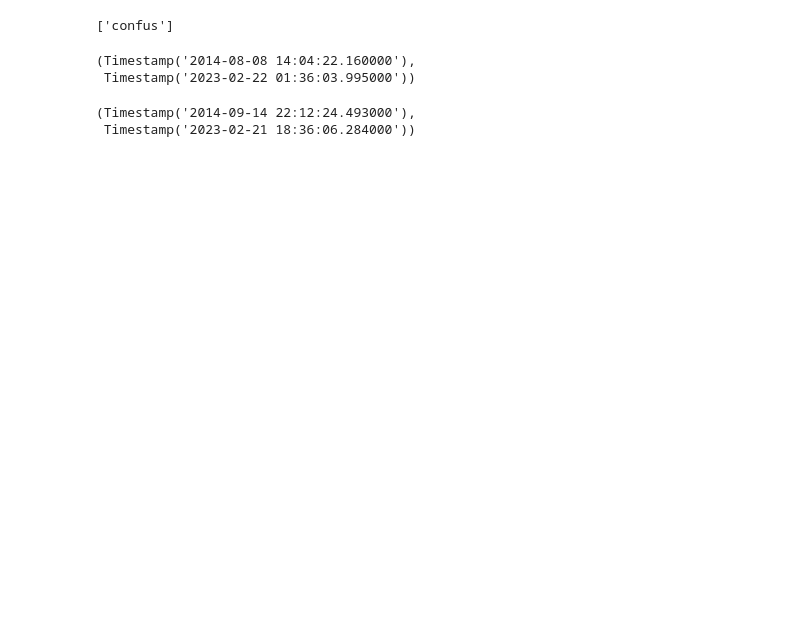
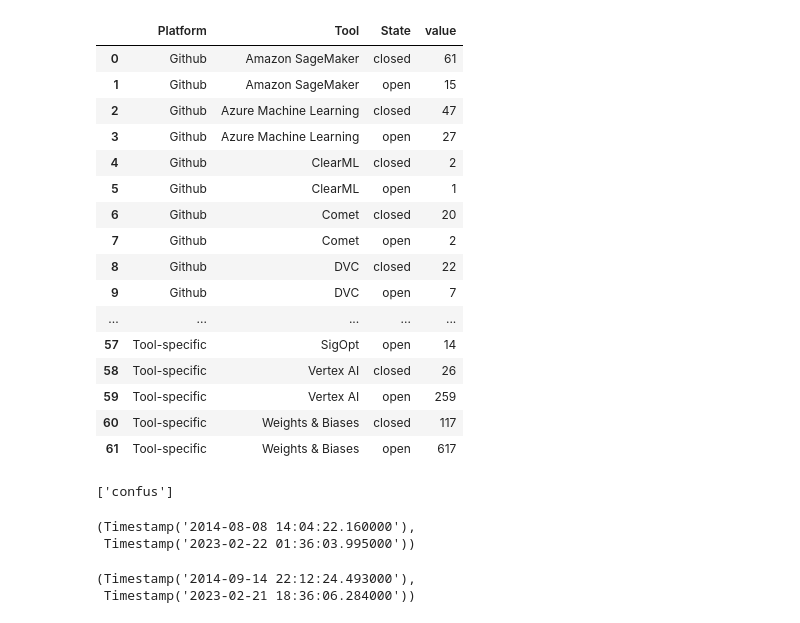
Before and after one commit to zhimin-z/Asset-Management-Topic-Modeling, a Jupyter notebook: Code/Main.ipynb, the cells around one changed output. Cells and saved outputs as stored; diff of their text form; code cells hidden in the pictures; blank space fills up the shorter version.

```diff
--- a/Code/Main.ipynb
+++ b/Code/Main.ipynb
@@ -237,4 +237,6 @@ fig = go.Figure(data)
 fig.update_layout(width=1000, height=1000, font_size=20)
 fig.write_image(os.path.join(
     path_general, 'Tool platform sankey.png'))
+
+df_all
 # %% [output]
@@ -242,3 +243,20 @@ fig.write_image(os.path.join(
+|  | Platform | Tool | State | value |
+| 0 | Github | Amazon SageMaker | closed | 61 |
+| 1 | Github | Amazon SageMaker | open | 15 |
+| 2 | Github | Azure Machine Learning | closed | 47 |
+| 3 | Github | Azure Machine Learning | open | 27 |
+| 4 | Github | ClearML | closed | 2 |
+| 5 | Github | ClearML | open | 1 |
+| 6 | Github | Comet | closed | 20 |
+| 7 | Github | Comet | open | 2 |
+| 8 | Github | DVC | closed | 22 |
+| 9 | Github | DVC | open | 7 |
+| ... | ... | ... | ... | ... |
+| 57 | Tool-specific | SigOpt | open | 14 |
+| 58 | Tool-specific | Vertex AI | closed | 26 |
+| 59 | Tool-specific | Vertex AI | open | 259 |
+| 60 | Tool-specific | Weights & Biases | closed | 117 |
+| 61 | Tool-specific | Weights & Biases | open | 617 |
 # %%
 # left for stop words tuning purposes
 
```
Also changed, not shown: parts of 1 cell of this notebook, 1 other file.
